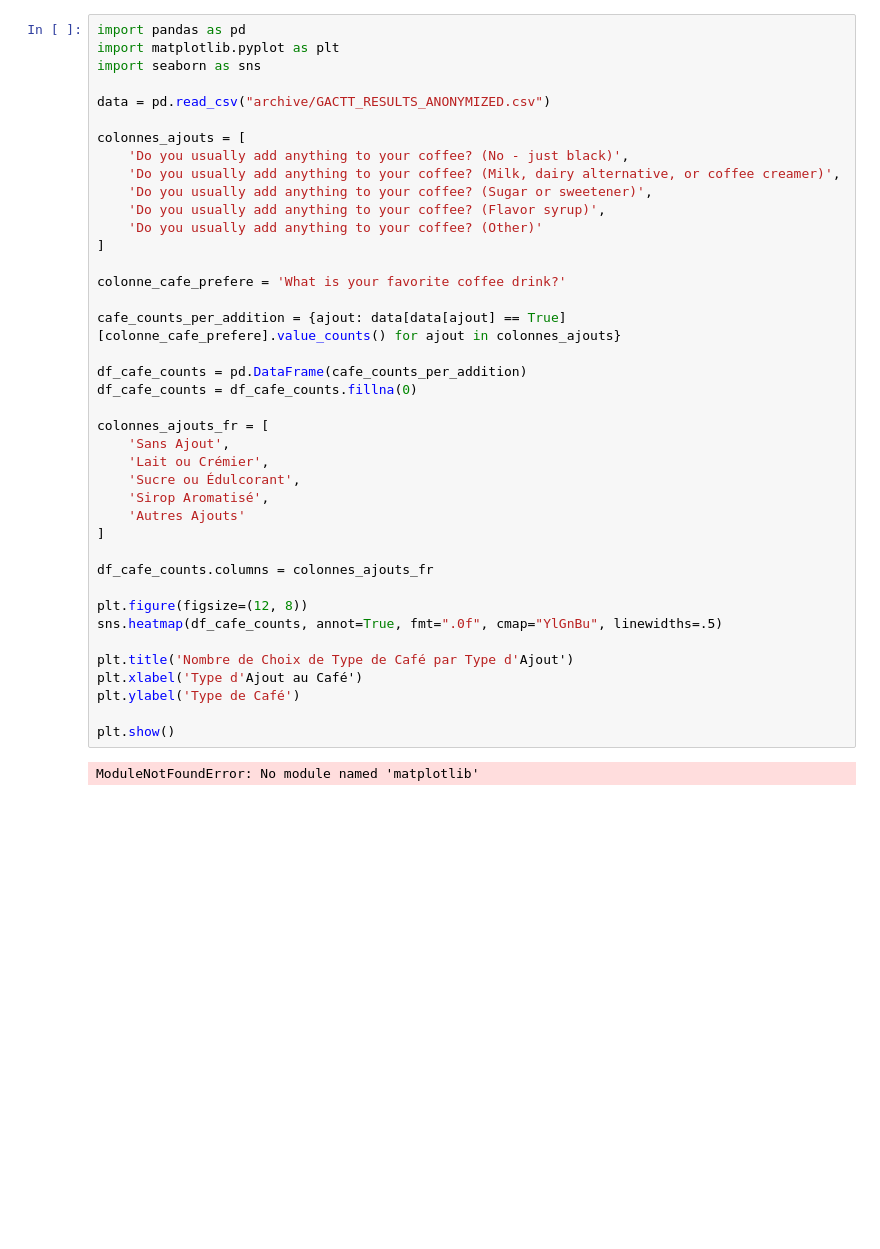
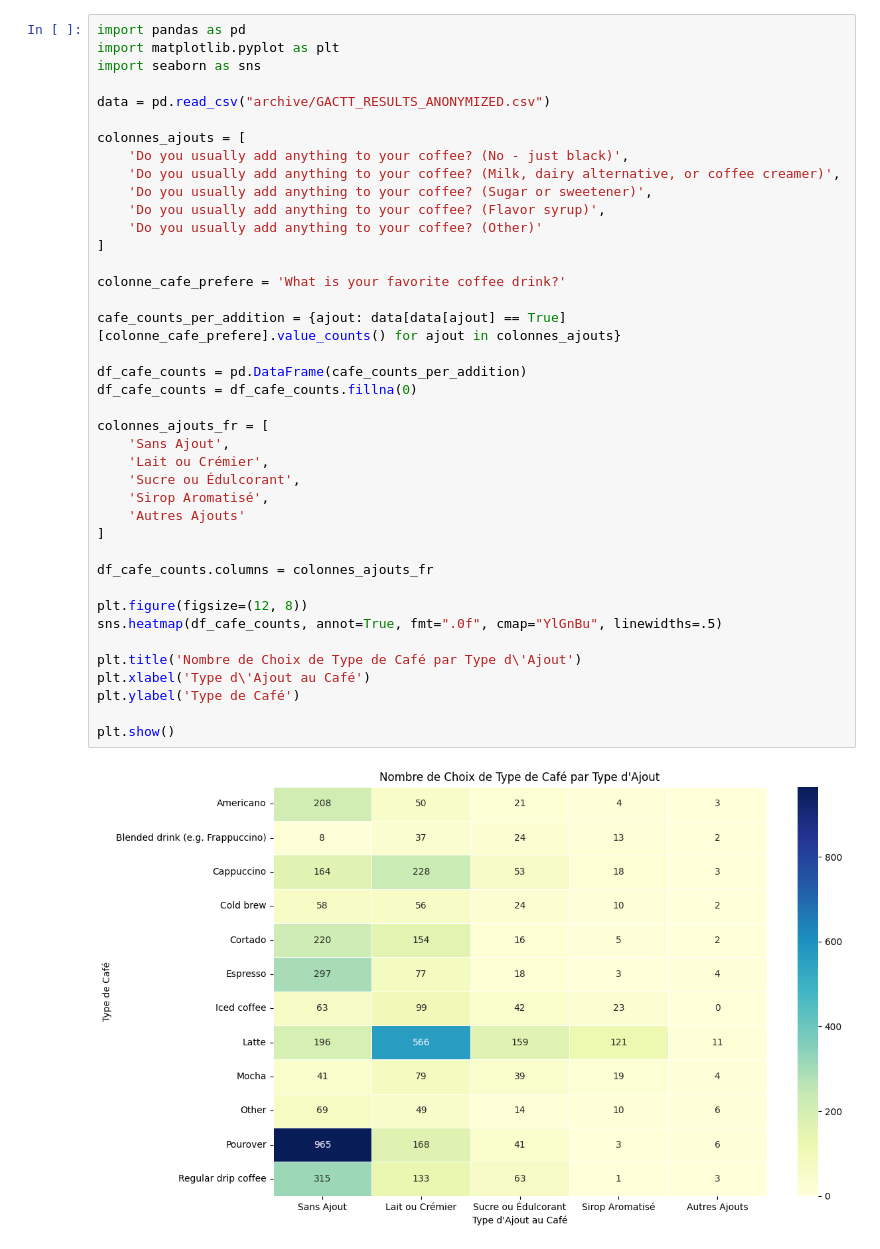
Before and after one commit to enasbo1/projet-classification, a Jupyter notebook: tiagoWorkfile.ipynb, the cells around one changed output. Cells and saved outputs as stored; diff of their text form; blank space fills up the shorter version.

```diff
--- a/tiagoWorkfile.ipynb
+++ b/tiagoWorkfile.ipynb
@@ -10,33 +10,33 @@ colonnes_ajouts = [
     'Do you usually add anything to your coffee? (Milk, dairy alternative, or coffee creamer)',
     'Do you usually add anything to your coffee? (Sugar or sweetener)',
     'Do you usually add anything to your coffee? (Flavor syrup)',
     'Do you usually add anything to your coffee? (Other)'
 ]
 
 colonne_cafe_prefere = 'What is your favorite coffee drink?'
 
 cafe_counts_per_addition = {ajout: data[data[ajout] == True][colonne_cafe_prefere].value_counts() for ajout in colonnes_ajouts}
 
 df_cafe_counts = pd.DataFrame(cafe_counts_per_addition)
 df_cafe_counts = df_cafe_counts.fillna(0)
 
 colonnes_ajouts_fr = [
     'Sans Ajout',
     'Lait ou Crémier',
     'Sucre ou Édulcorant',
     'Sirop Aromatisé',
     'Autres Ajouts'
 ]
 
 df_cafe_counts.columns = colonnes_ajouts_fr
 
 plt.figure(figsize=(12, 8))
 sns.heatmap(df_cafe_counts, annot=True, fmt=".0f", cmap="YlGnBu", linewidths=.5)
 
-plt.title('Nombre de Choix de Type de Café par Type d'Ajout')
-plt.xlabel('Type d'Ajout au Café')
+plt.title('Nombre de Choix de Type de Café par Type d\'Ajout')
+plt.xlabel('Type d\'Ajout au Café')
 plt.ylabel('Type de Café')
 
 plt.show()
 # %% [output]
-ModuleNotFoundError: No module named 'matplotlib'
+[figure, added]
```
Also changed, not shown: 2 other files.
